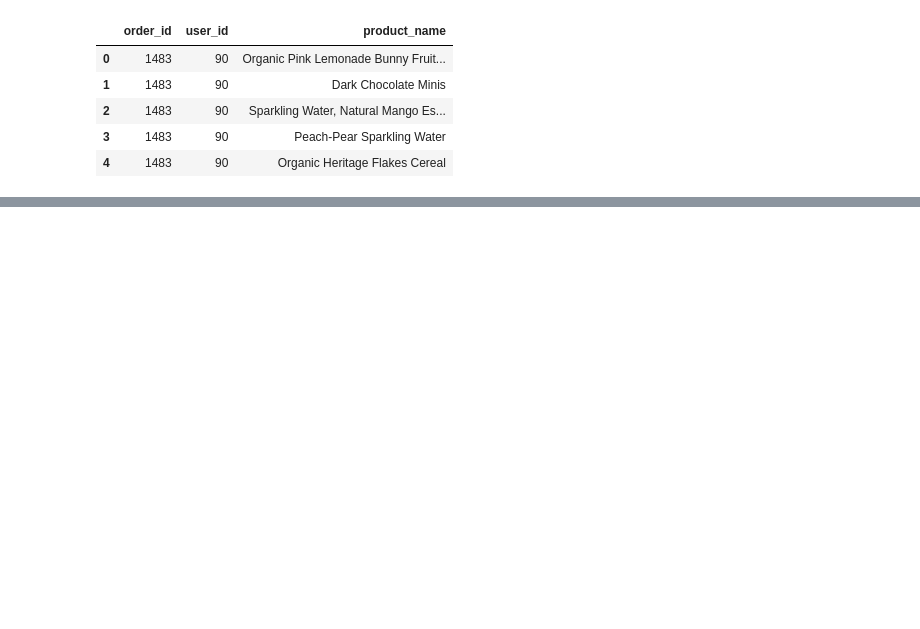
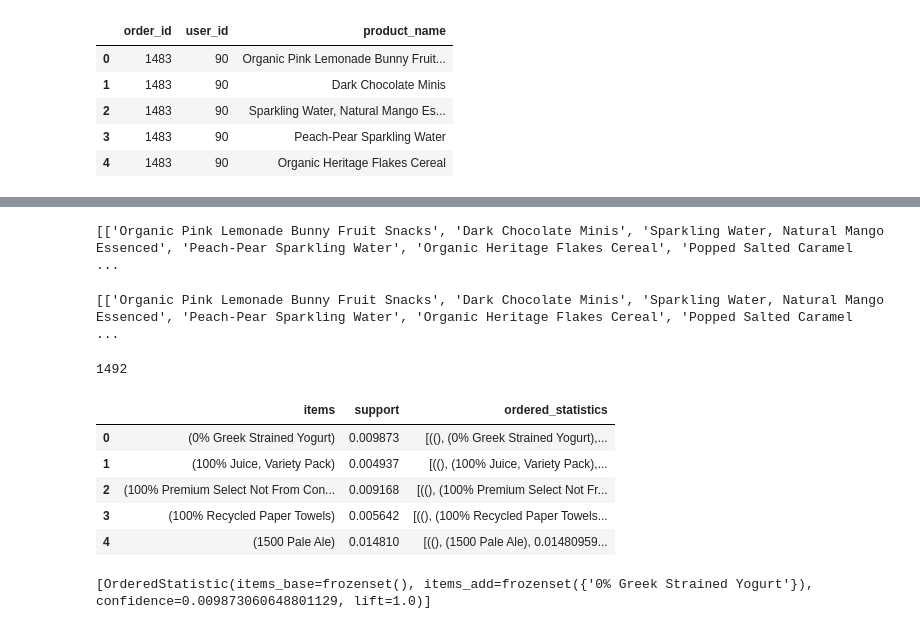
Before and after one commit to AbrahamKong/CMPE256-Apriori_Assignment, a Jupyter notebook: CMPE_256_Apriori_Assignment.ipynb, the cells around one changed output, grey strips where cells are left out. Drawn from its saved outputs; the diff is of its cells as text; code cells hidden in the pictures; blank space fills up the shorter version.

```diff
--- a/CMPE_256_Apriori_Assignment.ipynb
+++ b/CMPE_256_Apriori_Assignment.ipynb
@@ -80,0 +35,4 @@ print(rules.head())
+# %%
+# Unpack list into their own column
+df_grouped = df_grouped['product_name'].apply(pd.Series)
+print(df)
@@ -80,0 +54,36 @@ print(rules.head())
+# %%
+# Trasform dataframe into a list to meet the apriori requirements
+data = df_grouped.astype(str).values.tolist()
+print(data)
+# %% [output]
+[['Organic Pink Lemonade Bunny Fruit Snacks', 'Dark Chocolate Minis', 'Sparkling Water, Natural Mango Essenced', 'Peach-Pear Sparkling Water', 'Organic Heritage Flakes Cereal', 'Popped Salted Caramel  ...
+# %%
+# remove mull value from each row
+data = [[ele for ele in sub if ele != 'nan'] for sub in data]
+print(data)
+# %% [output]
+[['Organic Pink Lemonade Bunny Fruit Snacks', 'Dark Chocolate Minis', 'Sparkling Water, Natural Mango Essenced', 'Peach-Pear Sparkling Water', 'Organic Heritage Flakes Cereal', 'Popped Salted Caramel  ...
+# %%
+# Apply apriori algorithm
+association_rules = apriori(transactions = data, min_support=0.0045)
+association_results = list(association_rules)
+result = pd.DataFrame(association_results)
+# %%
+# numbers of tid
+
+print(len(association_results))
+# %% [output]
+1492
+# %%
+result.head()
+# %% [output]
+|  | items | support | ordered_statistics |
+| 0 | (0% Greek Strained Yogurt) | 0.009873 | [((), (0% Greek Strained Yogurt),... |
+| 1 | (100% Juice, Variety Pack) | 0.004937 | [((), (100% Juice, Variety Pack),... |
+| 2 | (100% Premium Select Not From Con... | 0.009168 | [((), (100% Premium Select Not Fr... |
+| 3 | (100% Recycled Paper Towels) | 0.005642 | [((), (100% Recycled Paper Towels... |
+| 4 | (1500 Pale Ale) | 0.014810 | [((), (1500 Pale Ale), 0.01480959... |
+# %%
+result['ordered_statistics'][0]
+# %% [output]
+[OrderedStatistic(items_base=frozenset(), items_add=frozenset({'0% Greek Strained Yogurt'}), confidence=0.009873060648801129, lift=1.0)]
```
Also changed, not shown: parts of 11 cells of this notebook.
